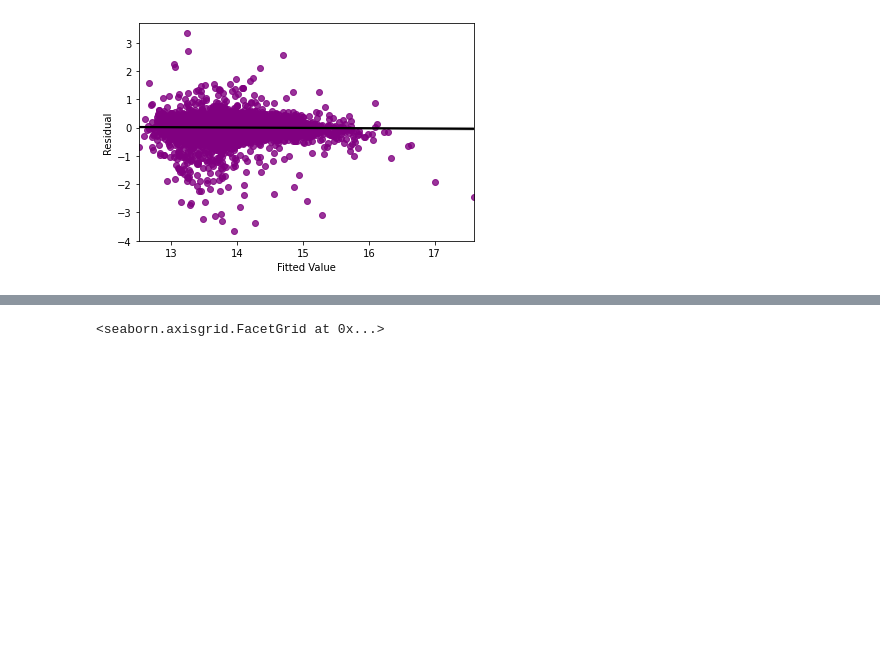
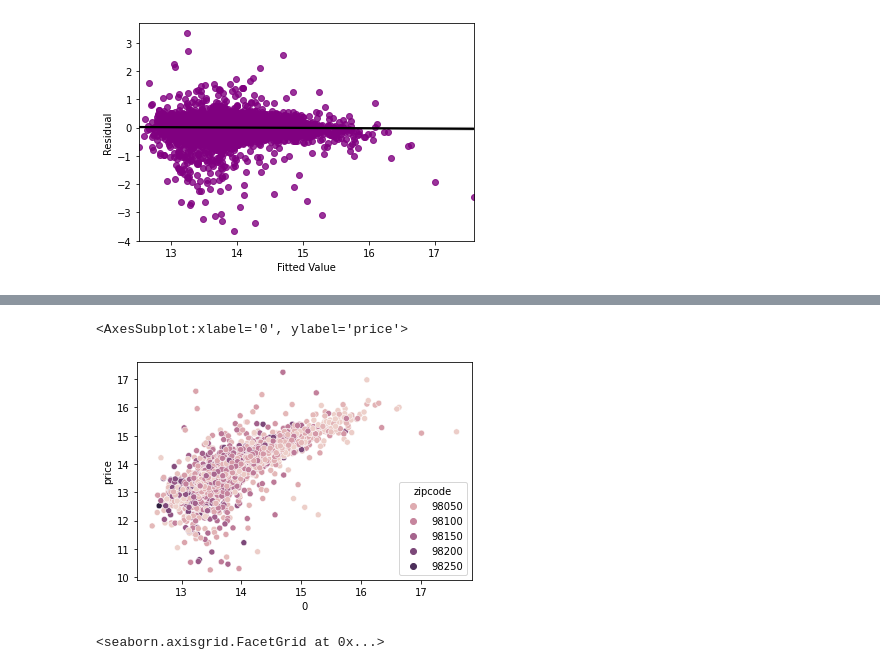
Before and after one commit to Kellyajara/RealEstate-Classification, a Jupyter notebook: New Project Notebook.ipynb, the cells around one changed output, grey strips where cells are left out. Cells and saved outputs as stored; diff of their text form; code cells hidden in the pictures; blank space fills up the shorter version.

```diff
--- a/New Project Notebook.ipynb
+++ b/New Project Notebook.ipynb
@@ -888,0 +894,3 @@ sns.regplot(x = y_test, y = y_pred)
+# %%
+b = pd.concat([X_test.reset_index(), y_test.reset_index()],1)
+b = pd.concat([b,pd.Series(y_pred)],1)
@@ -889,3 +913,8 @@ sns.regplot(x = y_test, y = y_pred)
+# %%
+sns.scatterplot(x = b[0], y = b['price'], hue = b['zipcode'])
+# %% [output]
+<AxesSubplot:xlabel='0', ylabel='price'>
+[figure, added]
 # %%
 import seaborn as sns
 sns.displot(residual)
```
Also changed, not shown: parts of 7 cells of this notebook, 2 other files.
